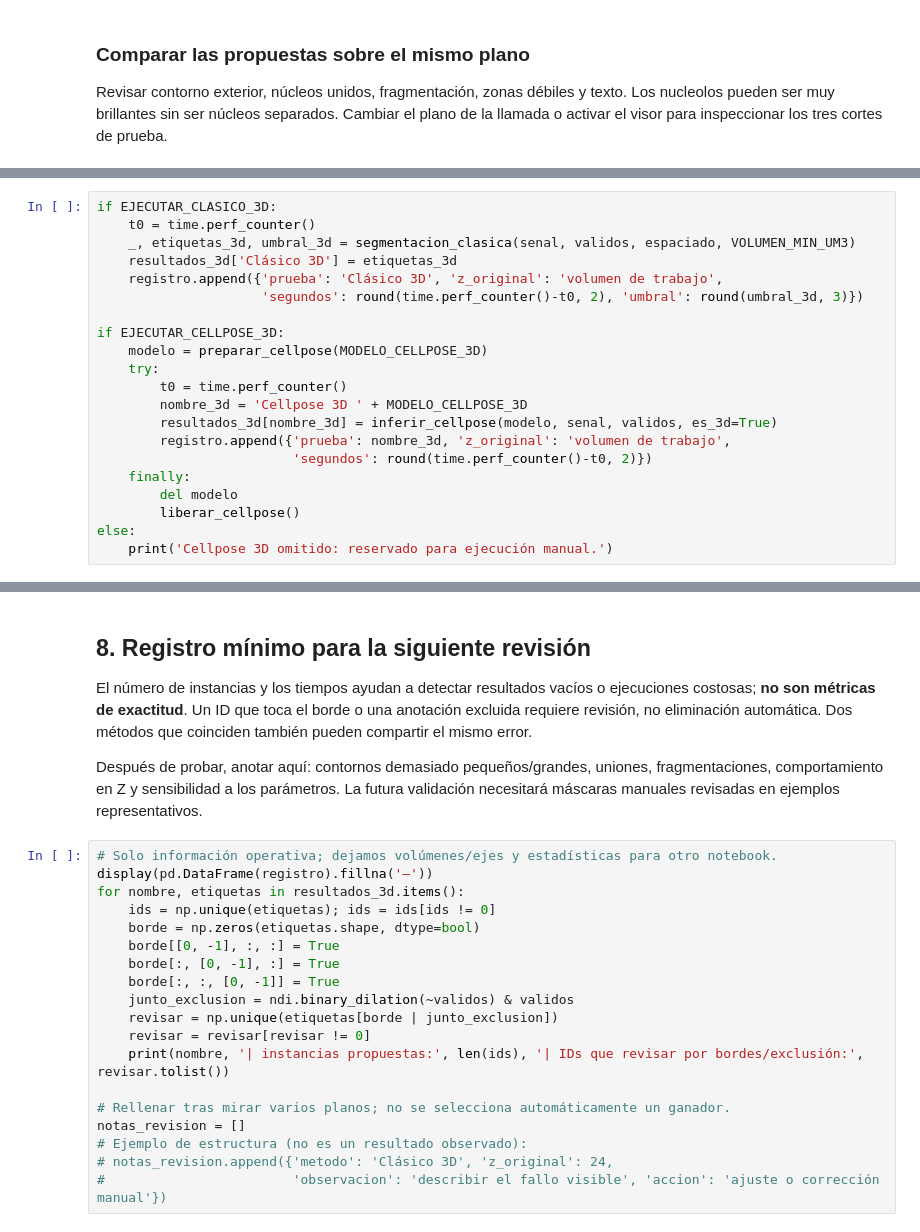
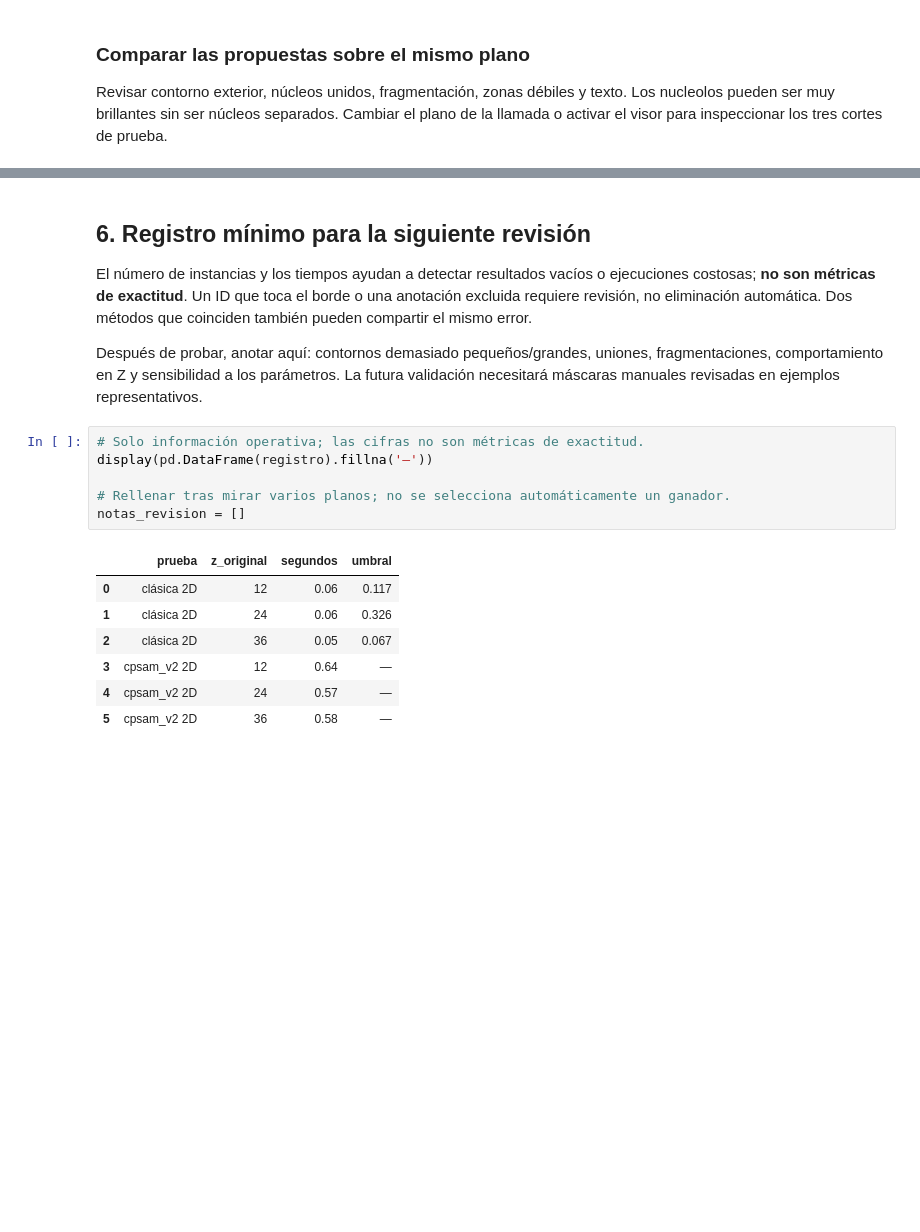
Before and after one commit to Veleiroo/piia2-26, a Jupyter notebook: entregas/cu-05-topografia-celular/notebooks/01-piloto-mascaras-nucleares.ipynb, the cells around one changed output, grey strips where cells are left out. Drawn from its saved outputs; the diff is of its cells as text; blank space fills up the shorter version.

```diff
--- a/entregas/cu-05-topografia-celular/notebooks/01-piloto-mascaras-nucleares.ipynb
+++ b/entregas/cu-05-topografia-celular/notebooks/01-piloto-mascaras-nucleares.ipynb
@@ -509,21 +520,0 @@ tiempo depende del equipo y los pesos de Cellpose pueden tardar en descargarse.
-# %%
-if EJECUTAR_CLASICO_3D:
-    t0 = time.perf_counter()
-    _, etiquetas_3d, umbral_3d = segmentacion_clasica(senal, validos, espaciado, VOLUMEN_MIN_UM3)
-    resultados_3d['Clásico 3D'] = etiquetas_3d
-    registro.append({'prueba': 'Clásico 3D', 'z_original': 'volumen de trabajo',
-                     'segundos': round(time.perf_counter()-t0, 2), 'umbral': round(umbral_3d, 3)})
-
-if EJECUTAR_CELLPOSE_3D:
-    modelo = preparar_cellpose(MODELO_CELLPOSE_3D)
-    try:
-        t0 = time.perf_counter()
-        nombre_3d = 'Cellpose 3D ' + MODELO_CELLPOSE_3D
-        resultados_3d[nombre_3d] = inferir_cellpose(modelo, senal, validos, es_3d=True)
-        registro.append({'prueba': nombre_3d, 'z_original': 'volumen de trabajo',
-                         'segundos': round(time.perf_counter()-t0, 2)})
-    finally:
-        del modelo
-        liberar_cellpose()
-else:
-    print('Cellpose 3D omitido: reservado para ejecución manual.')
@@ -550,5 +521,5 @@ else:
 # %% [markdown]
-## 8. Registro mínimo para la siguiente revisión
+## 6. Registro mínimo para la siguiente revisión
 
 El número de instancias y los tiempos ayudan a detectar resultados vacíos o
 ejecuciones costosas; **no son métricas de exactitud**. Un ID que toca el borde
@@ -559,24 +530,19 @@ Después de probar, anotar aquí: contornos demasiado pequeños/grandes, uniones
 fragmentaciones, comportamiento en Z y sensibilidad a los parámetros. La futura
 validación necesitará máscaras manuales revisadas en ejemplos representativos.
 # %%
-# Solo información operativa; dejamos volúmenes/ejes y estadísticas para otro notebook.
+# Solo información operativa; las cifras no son métricas de exactitud.
 display(pd.DataFrame(registro).fillna('—'))
-for nombre, etiquetas in resultados_3d.items():
-    ids = np.unique(etiquetas); ids = ids[ids != 0]
-    borde = np.zeros(etiquetas.shape, dtype=bool)
-    borde[[0, -1], :, :] = True
-    borde[:, [0, -1], :] = True
-    borde[:, :, [0, -1]] = True
-    junto_exclusion = ndi.binary_dilation(~validos) & validos
-    revisar = np.unique(etiquetas[borde | junto_exclusion])
-    revisar = revisar[revisar != 0]
-    print(nombre, '| instancias propuestas:', len(ids), '| IDs que revisar por bordes/exclusión:', revisar.tolist())
 
 # Rellenar tras mirar varios planos; no se selecciona automáticamente un ganador.
 notas_revision = []
-# Ejemplo de estructura (no es un resultado observado):
-# notas_revision.append({'metodo': 'Clásico 3D', 'z_original': 24,
-#                        'observacion': 'describir el fallo visible', 'accion': 'ajuste o corrección manual'})
+# %% [output]
+|  | prueba | z_original | segundos | umbral |
+| 0 | clásica 2D | 12 | 0.06 | 0.117 |
+| 1 | clásica 2D | 24 | 0.06 | 0.326 |
+| 2 | clásica 2D | 36 | 0.05 | 0.067 |
+| 3 | cpsam_v2 2D | 12 | 0.64 | — |
+| 4 | cpsam_v2 2D | 24 | 0.57 | — |
+| 5 | cpsam_v2 2D | 36 | 0.58 | — |
 # %% [markdown]
 ### Guardar candidatos sin confundirlos con etiquetas revisadas
 
```
Also changed, not shown: parts of 23 cells of this notebook, 19 other files.
